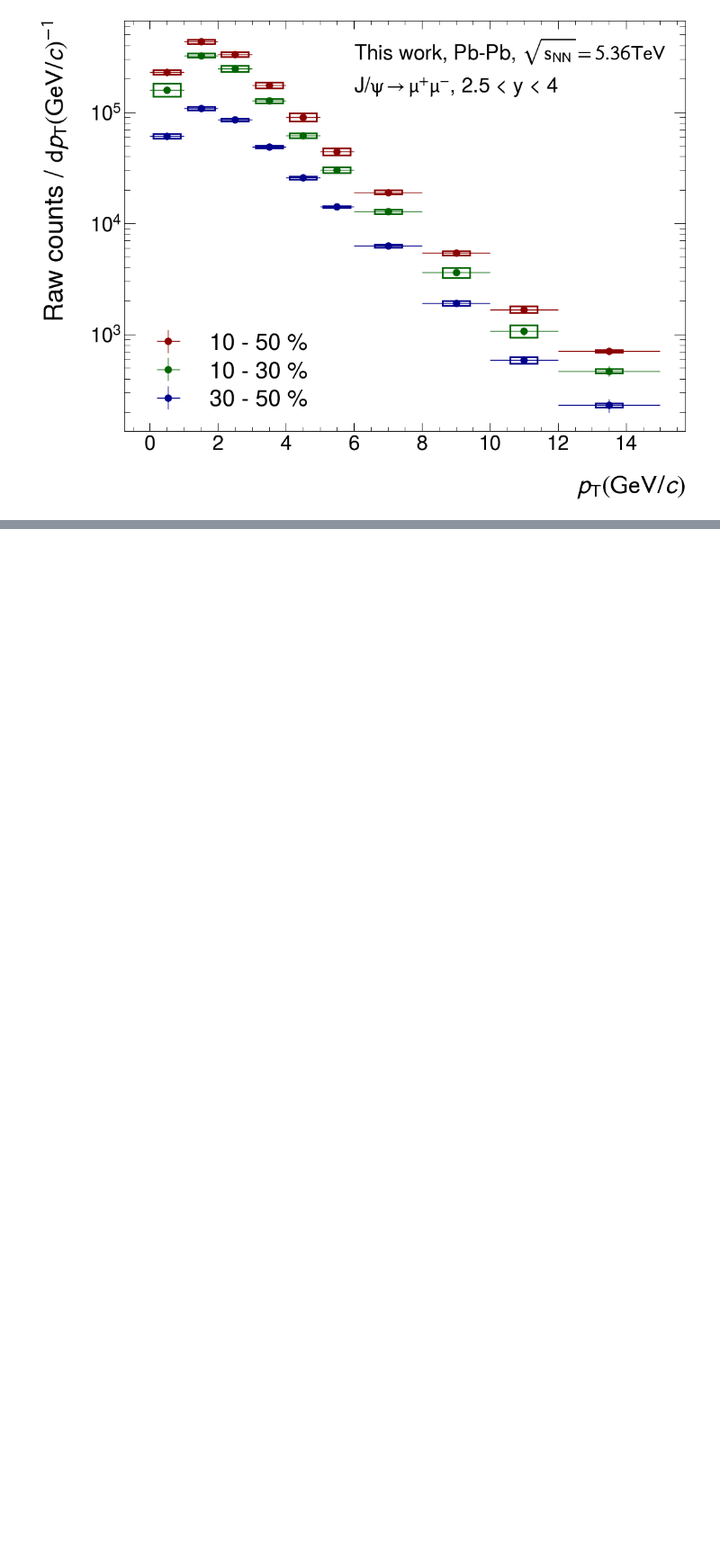
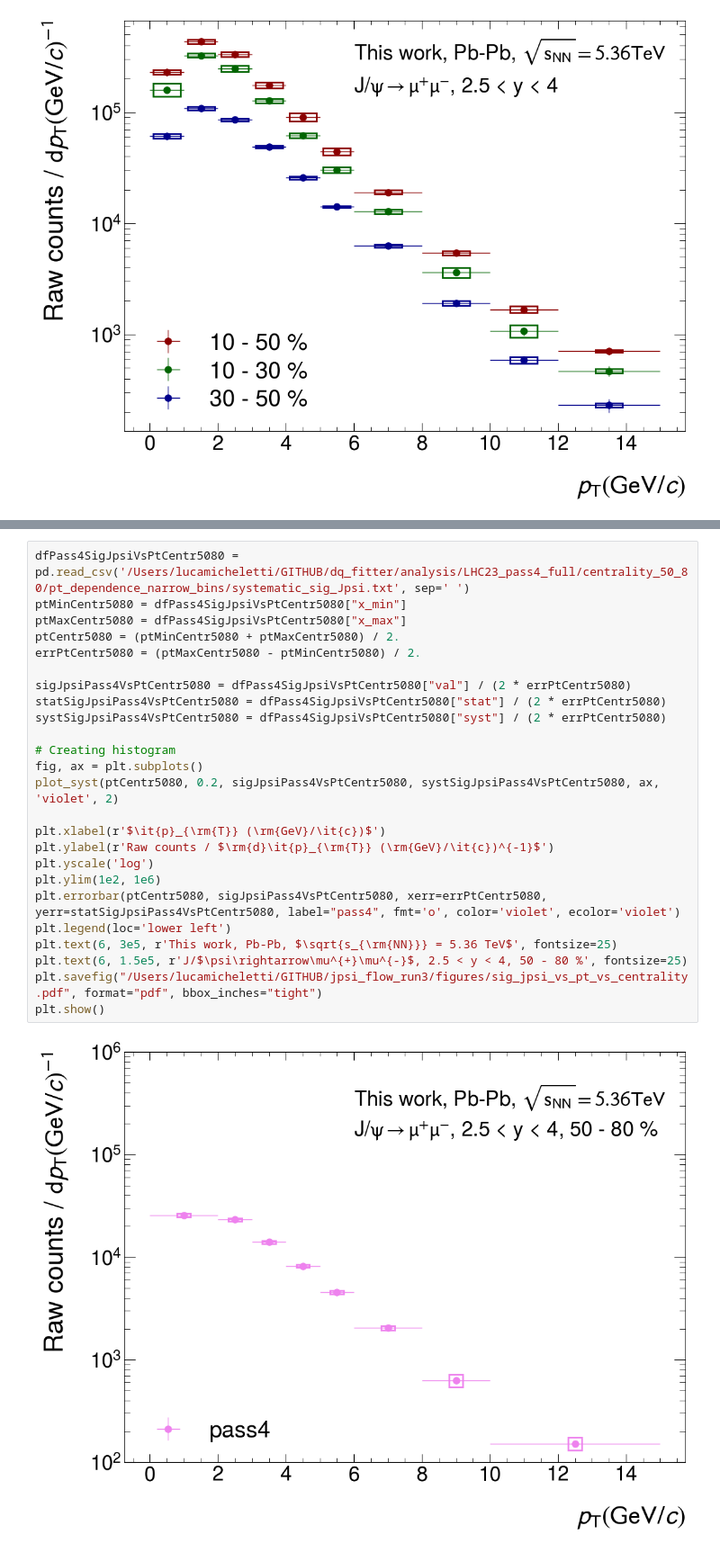
Before and after one commit to lucamicheletti93/jpsi_flow_run3, a Jupyter notebook: utils/plot_singal_extraction_results.ipynb, the cells around one changed output, grey strips where cells are left out. Shown at 90% size. Cells and saved outputs as stored; diff of their text form; blank space fills up the shorter version.

```diff
--- a/utils/plot_singal_extraction_results.ipynb
+++ b/utils/plot_singal_extraction_results.ipynb
@@ -97,0 +127,27 @@ plt.show()
+# %%
+dfPass4SigJpsiVsPtCentr5080 = pd.read_csv('/Users/lucamicheletti/GITHUB/dq_fitter/analysis/LHC23_pass4_full/centrality_50_80/pt_dependence_narrow_bins/systematic_sig_Jpsi.txt', sep=' ')
+ptMinCentr5080 = dfPass4SigJpsiVsPtCentr5080["x_min"]
+ptMaxCentr5080 = dfPass4SigJpsiVsPtCentr5080["x_max"]
+ptCentr5080 = (ptMinCentr5080 + ptMaxCentr5080) / 2.
+errPtCentr5080 = (ptMaxCentr5080 - ptMinCentr5080) / 2.
+
+sigJpsiPass4VsPtCentr5080 = dfPass4SigJpsiVsPtCentr5080["val"] / (2 * errPtCentr5080)
+statSigJpsiPass4VsPtCentr5080 = dfPass4SigJpsiVsPtCentr5080["stat"] / (2 * errPtCentr5080)
+systSigJpsiPass4VsPtCentr5080 = dfPass4SigJpsiVsPtCentr5080["syst"] / (2 * errPtCentr5080)
+
+# Creating histogram
+fig, ax = plt.subplots()
+plot_syst(ptCentr5080, 0.2, sigJpsiPass4VsPtCentr5080, systSigJpsiPass4VsPtCentr5080, ax, 'violet', 2)
+
+plt.xlabel(r'$\it{p}_{\rm{T}} (\rm{GeV}/\it{c})$')
+plt.ylabel(r'Raw counts / $\rm{d}\it{p}_{\rm{T}} (\rm{GeV}/\it{c})^{-1}$')
+plt.yscale('log')
+plt.ylim(1e2, 1e6)
+plt.errorbar(ptCentr5080, sigJpsiPass4VsPtCentr5080, xerr=errPtCentr5080, yerr=statSigJpsiPass4VsPtCentr5080, label="pass4", fmt='o', color='violet', ecolor='violet')
+plt.legend(loc='lower left')
+plt.text(6, 3e5, r'This work, Pb-Pb, $\sqrt{s_{\rm{NN}}} = 5.36 TeV$', fontsize=25)
+plt.text(6, 1.5e5, r'J/$\psi\rightarrow\mu^{+}\mu^{-}$, 2.5 < y < 4, 50 - 80 %', fontsize=25)
+plt.savefig("/Users/lucamicheletti/GITHUB/jpsi_flow_run3/figures/sig_jpsi_vs_pt_vs_centrality.pdf", format="pdf", bbox_inches="tight")
+plt.show()
+# %% [output]
+[figure, added]
```
Also changed, not shown: parts of 7 cells of this notebook, 4 other files.
